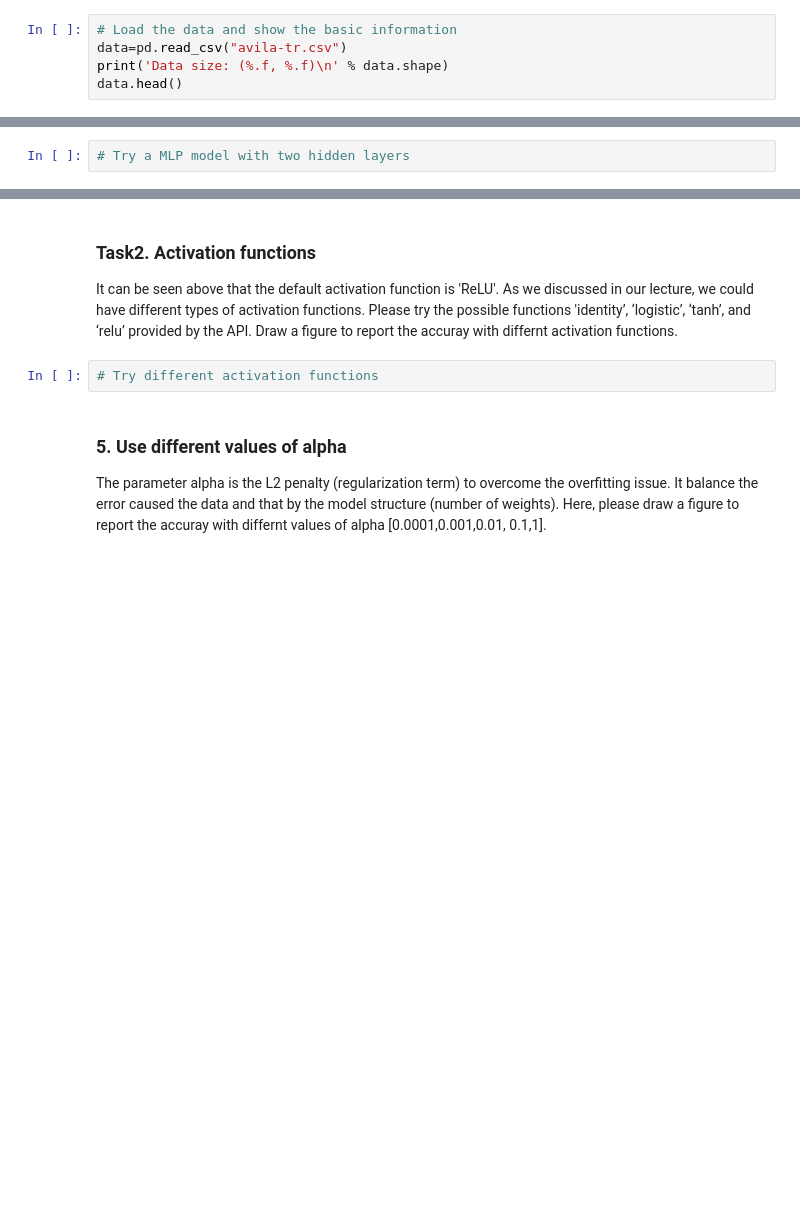
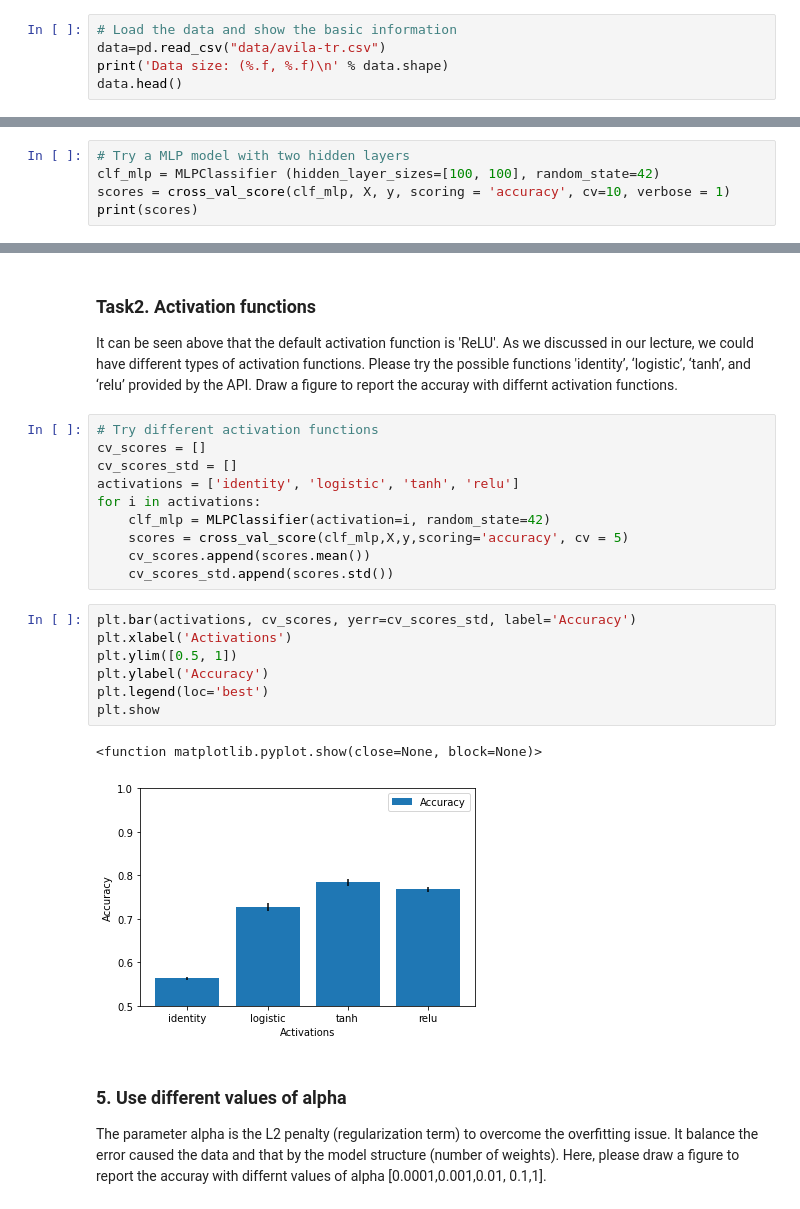
Before and after one commit to wonke2/Data-Science-Workshops, a Jupyter notebook: Practical-Week-11_Artificial-Neural-Networks.ipynb, the cells around one changed output, grey strips where cells are left out. Drawn from its saved outputs; the diff is of its cells as text; blank space fills up the shorter version.

```diff
--- a/Practical-Week-11_Artificial-Neural-Networks.ipynb
+++ b/Practical-Week-11_Artificial-Neural-Networks.ipynb
@@ -128,7 +128,7 @@ warnings.filterwarnings("ignore")
 ## Load the data
 # %%
 # Load the data and show the basic information
-data=pd.read_csv("avila-tr.csv")
+data=pd.read_csv("data/avila-tr.csv")
 print('Data size: (%.f, %.f)\n' % data.shape)
 data.head()
 # %% [output]
@@ -243,3 +237,6 @@ plt.show()
 Set the number of hidden layers as two, and each has 100 units. Please report the accuracy score and compare it with the single hidden layer case mentioend above. Note that the execution time for this task is relative long. To track the progress of the execution, you could set the verbose parameter in the cross_val_score method as 'verbose=1'.
 # %%
 # Try a MLP model with two hidden layers
+clf_mlp = MLPClassifier (hidden_layer_sizes=[100, 100], random_state=42)
+scores = cross_val_score(clf_mlp, X, y, scoring = 'accuracy', cv=10, verbose = 1)
+print(scores)
@@ -271,8 +273,26 @@ plt.show()
 # %% [markdown]
 ### Task2. Activation functions
 It can be seen above that the default activation function is 'ReLU'. As we discussed in our lecture, we could have different types of activation functions. Please try the possible functions 'identity’, ‘logistic’, ‘tanh’, and ‘relu’ provided by the API. Draw a figure to report the accuray with differnt activation functions.
-# %%
-# Try different activation functions
+# %%
+# Try different activation functions
+cv_scores = []
+cv_scores_std = []
+activations = ['identity', 'logistic', 'tanh', 'relu']
+for i in activations:
+    clf_mlp = MLPClassifier(activation=i, random_state=42)
+    scores = cross_val_score(clf_mlp,X,y,scoring='accuracy', cv = 5)
+    cv_scores.append(scores.mean())
+    cv_scores_std.append(scores.std())
+# %%
+plt.bar(activations, cv_scores, yerr=cv_scores_std, label='Accuracy')
+plt.xlabel('Activations')
+plt.ylim([0.5, 1])
+plt.ylabel('Accuracy')
+plt.legend(loc='best')
+plt.show
+# %% [output]
+<function matplotlib.pyplot.show(close=None, block=None)>
+[figure, added]
 # %% [markdown]
 ### 5. Use different values of alpha
 The parameter alpha is the L2 penalty (regularization term) to overcome the overfitting issue. It balance the error caused the data and that by the model structure (number of weights).
```
Also changed, not shown: parts of 7 cells of this notebook.
